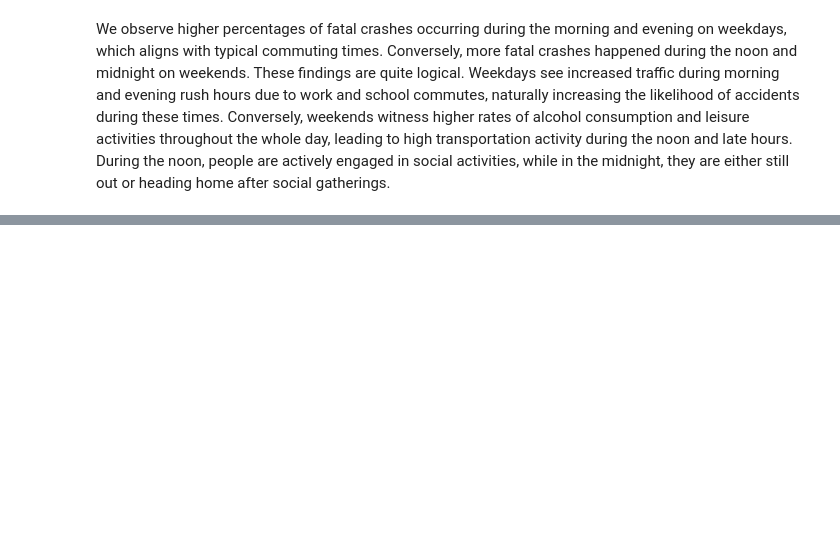
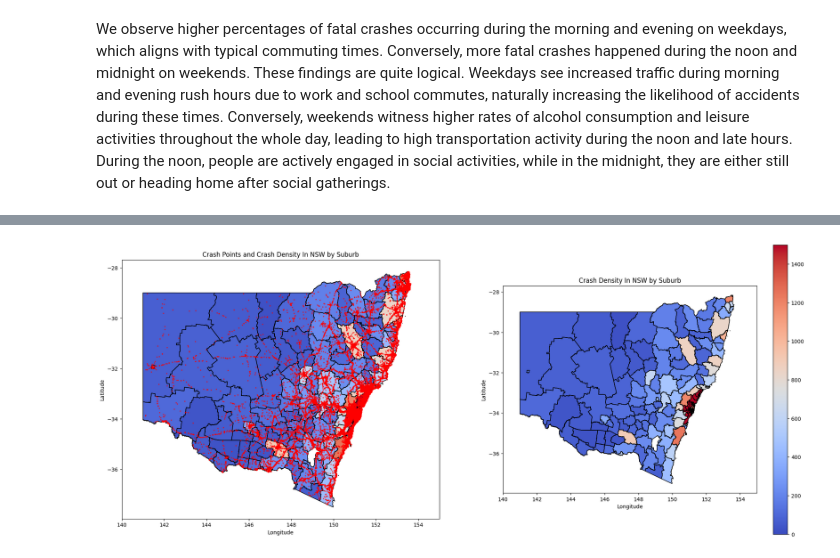
Before and after one commit to Yuyun-Zhou/open-data-project, a Jupyter notebook: crash.ipynb, the cells around one changed output, grey strips where cells are left out. Cells and saved outputs as stored; diff of their text form; code cells hidden in the pictures; blank space fills up the shorter version.

```diff
--- a/crash.ipynb
+++ b/crash.ipynb
@@ -119,0 +259,47 @@ We observe higher percentages of fatal crashes occurring during the morning and
+# %%
+# Ensure CRS is set and consistent
+if filtered_points.crs is None:
+    filtered_points.crs = "EPSG:4326"  # Or set to the correct CRS if different
+if filtered_points.crs != nsw_gdf.crs:
+    filtered_points = filtered_points.to_crs(nsw_gdf.crs)
+
+# Perform the spatial join
+crashes_with_suburb = gpd.sjoin(filtered_points, nsw_gdf, how='left', predicate='within')
+
+# Calculate the number of crashes per suburb
+crashes_per_suburb = crashes_with_suburb.groupby('NAME_2').size().reset_index(name='crash_count')
+
+# Merge the crash counts with the NSW GeoDataFrame
+nsw_suburbs = nsw_gdf.merge(crashes_per_suburb, left_on='NAME_2', right_on='NAME_2', how='left')
+
+# Fill any NaN values in the crash_count column with 0 (if a suburb has no crashes)
+nsw_suburbs['crash_count'] = nsw_suburbs['crash_count'].fillna(0)
+
+# Create subplots
+fig, axs = plt.subplots(nrows=1, ncols=2, figsize=(24, 10))
+
+# Plot the map with color gradient based on crash counts
+nsw_suburbs.boundary.plot(ax=axs[1], color='black', linewidth=1)
+nsw_suburbs.plot(column='crash_count', ax=axs[1], cmap='coolwarm',
+                 legend=True, edgecolor='black', linewidth=0.5,
+                 vmin=0, vmax=1500)
+axs[1].set_title('Crash Density In NSW by Suburb')
+axs[1].set_xlabel('Longitude')
+axs[1].set_ylabel('Latitude')
+axs[1].set_xlim(left=nsw_longitude_range[0], right=155)
+
+# Plot the filtered crash points
+nsw_suburbs.boundary.plot(ax=axs[0], color='black', linewidth=1)
+nsw_suburbs.plot(column='crash_count', ax=axs[0], cmap='coolwarm',
+                 edgecolor='black', linewidth=0.5,
+                 vmin=0, vmax=1500)
+filtered_points.plot(ax=axs[0], marker='o', markersize=2, alpha=0.6, color='red', zorder=2)
+axs[0].set_title('Crash Points and Crash Density In NSW by Suburb')
+axs[0].set_xlabel('Longitude')
+axs[0].set_ylabel('Latitude')
+axs[0].set_xlim(left=nsw_longitude_range[0], right=155)
+
+# Show the plot
+plt.show()
+# %% [output]
+[figure, added]
```
Also changed, not shown: parts of 12 cells of this notebook, 2 other files.
